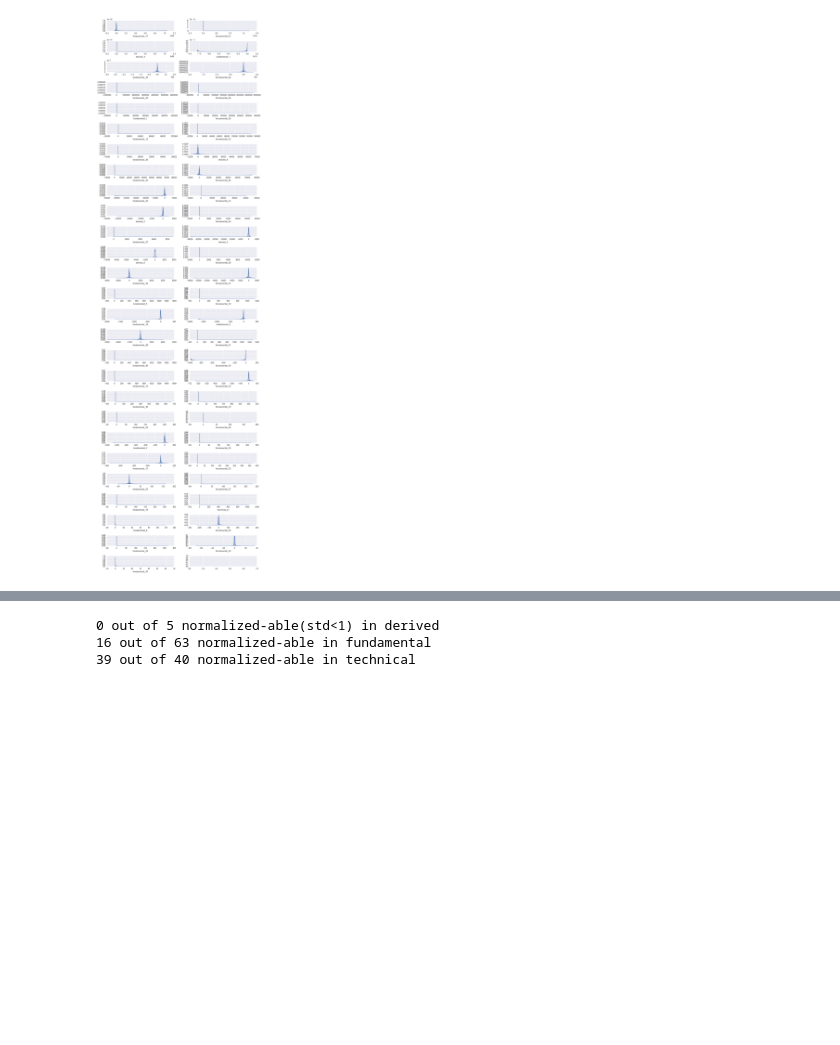
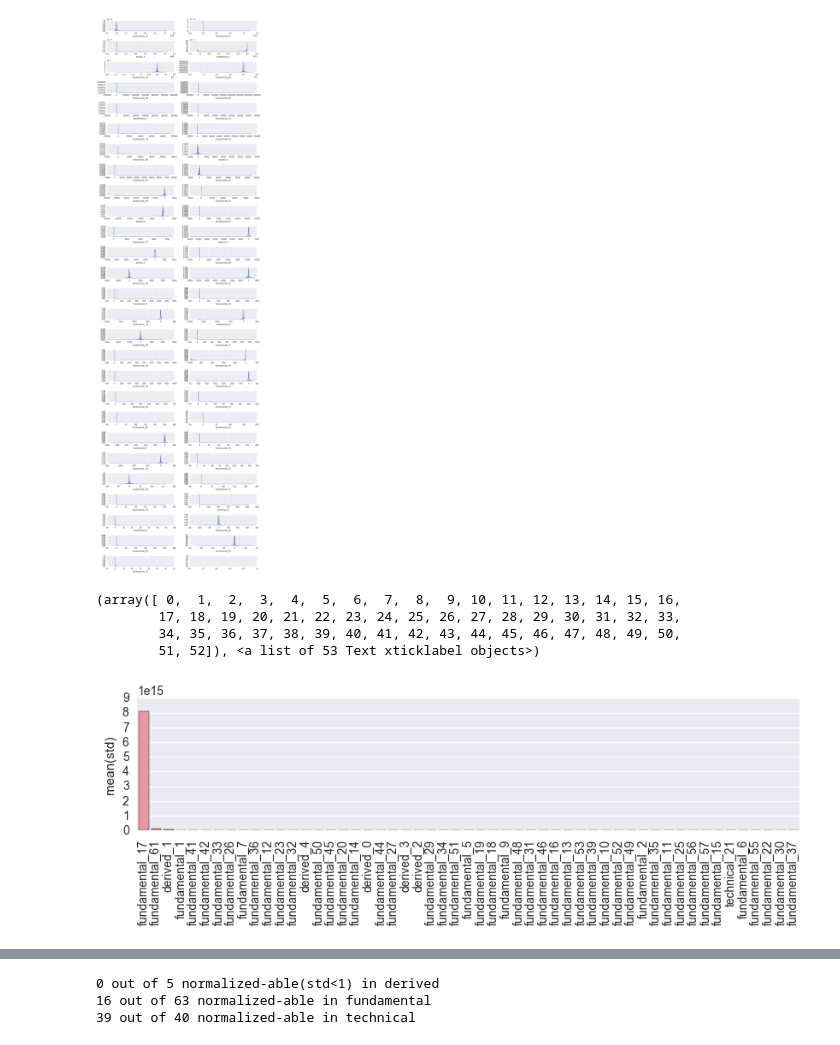
Before and after one commit to MiyainNYC/two-sigma-data-challenge, a Jupyter notebook: raw_script.ipynb, the cells around one changed output, grey strips where cells are left out. Cells and saved outputs as stored; diff of their text form; code cells hidden in the pictures; blank space fills up the shorter version.

```diff
--- a/raw_script.ipynb
+++ b/raw_script.ipynb
@@ -94,3 +94,13 @@ for axrows in axes:
 plt.tight_layout()
 # %% [output]
 [figure]
+# %%
+plt.figure(figsize=(10,2))
+g = sns.barplot(x = stats_pd.sort_values(by = 'std',ascending=False).index[:53],y = stats_pd.sort_values(by = 'std',ascending=False)['std'][:53])
+plt.xticks(rotation = 90)
+# %% [output]
+(array([ 0,  1,  2,  3,  4,  5,  6,  7,  8,  9, 10, 11, 12, 13, 14, 15, 16,
+        17, 18, 19, 20, 21, 22, 23, 24, 25, 26, 27, 28, 29, 30, 31, 32, 33,
+        34, 35, 36, 37, 38, 39, 40, 41, 42, 43, 44, 45, 46, 47, 48, 49, 50,
+        51, 52]), <a list of 53 Text xticklabel objects>)
+[figure, added]
```
Also changed, not shown: parts of 11 cells of this notebook.
